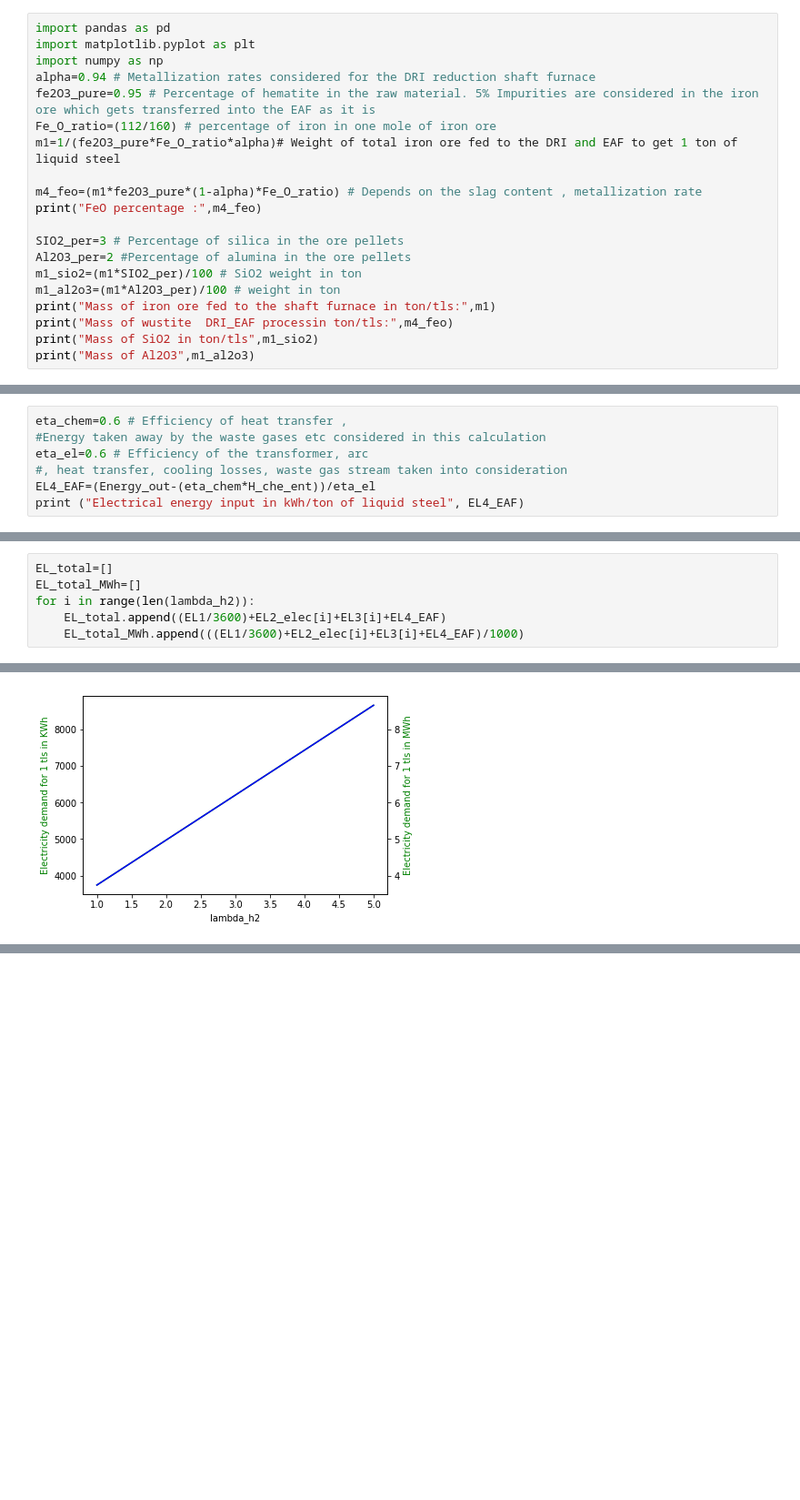
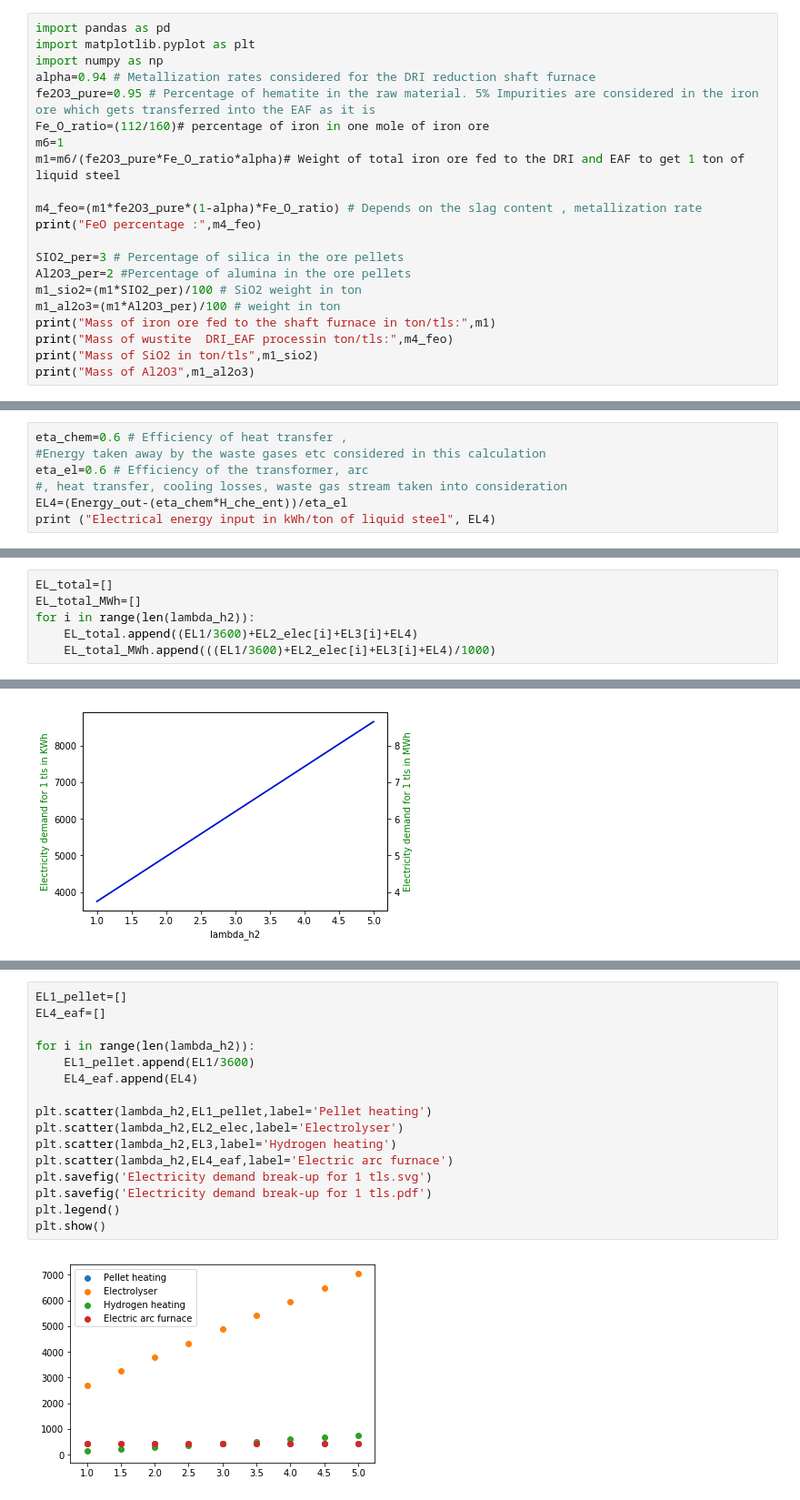
Before and after one commit to abhinavbhaskar/directreducediron, a Jupyter notebook: DRI_EAF_Alpha_0.94_v4.ipynb, the cells around one changed output, grey strips where cells are left out. Shown: that part at 91% size. Saved outputs shown, nothing was run; the diff lists cells and outputs as text; blank space fills up the shorter version.

```diff
--- a/DRI_EAF_Alpha_0.94_v4.ipynb
+++ b/DRI_EAF_Alpha_0.94_v4.ipynb
@@ -33,8 +33,9 @@ import matplotlib.pyplot as plt
 import numpy as np
 alpha=0.94 # Metallization rates considered for the DRI reduction shaft furnace
 fe2O3_pure=0.95 # Percentage of hematite in the raw material. 5% Impurities are considered in the iron ore which gets transferred into the EAF as it is
-Fe_O_ratio=(112/160) # percentage of iron in one mole of iron ore
-m1=1/(fe2O3_pure*Fe_O_ratio*alpha)# Weight of total iron ore fed to the DRI and EAF to get 1 ton of liquid steel
+Fe_O_ratio=(112/160)# percentage of iron in one mole of iron ore
+m6=1
+m1=m6/(fe2O3_pure*Fe_O_ratio*alpha)# Weight of total iron ore fed to the DRI and EAF to get 1 ton of liquid steel
 
 m4_feo=(m1*fe2O3_pure*(1-alpha)*Fe_O_ratio) # Depends on the slag content , metallization rate
 print("FeO percentage :",m4_feo)
@@ -1006,16 +1007,16 @@ eta_chem=0.6 # Efficiency of heat transfer ,
 #Energy taken away by the waste gases etc considered in this calculation
 eta_el=0.6 # Efficiency of the transformer, arc
 #, heat transfer, cooling losses, waste gas stream taken into consideration
-EL4_EAF=(Energy_out-(eta_chem*H_che_ent))/eta_el
-print ("Electrical energy input in kWh/ton of liquid steel", EL4_EAF)
+EL4=(Energy_out-(eta_chem*H_che_ent))/eta_el
+print ("Electrical energy input in kWh/ton of liquid steel", EL4)
 # %% [output]
 Electrical energy input in kWh/ton of liquid steel 445.34642849298535
 # %%
 EL_total=[]
 EL_total_MWh=[]
 for i in range(len(lambda_h2)):
-    EL_total.append((EL1/3600)+EL2_elec[i]+EL3[i]+EL4_EAF)
-    EL_total_MWh.append(((EL1/3600)+EL2_elec[i]+EL3[i]+EL4_EAF)/1000)
+    EL_total.append((EL1/3600)+EL2_elec[i]+EL3[i]+EL4)
+    EL_total_MWh.append(((EL1/3600)+EL2_elec[i]+EL3[i]+EL4)/1000)
 # %%
 fig, ax1 = plt.subplots()
 ax2 = ax1.twinx()
@@ -1035,0 +1041,18 @@ Total electricity requirement [3.738395069004229, 4.354608702517909, 4.970822336
+# %%
+EL1_pellet=[]
+EL4_eaf=[]
+
+for i in range(len(lambda_h2)):
+    EL1_pellet.append(EL1/3600)
+    EL4_eaf.append(EL4)
+
+plt.scatter(lambda_h2,EL1_pellet,label='Pellet heating')
+plt.scatter(lambda_h2,EL2_elec,label='Electrolyser')
+plt.scatter(lambda_h2,EL3,label='Hydrogen heating')
+plt.scatter(lambda_h2,EL4_eaf,label='Electric arc furnace')
+plt.savefig('Electricity demand break-up for 1 tls.svg')
+plt.savefig('Electricity demand break-up for 1 tls.pdf')
+plt.legend()
+plt.show()
+# %% [output]
+[figure, added]
```
Also changed, not shown: parts of 7 cells of this notebook, 23 other files.
